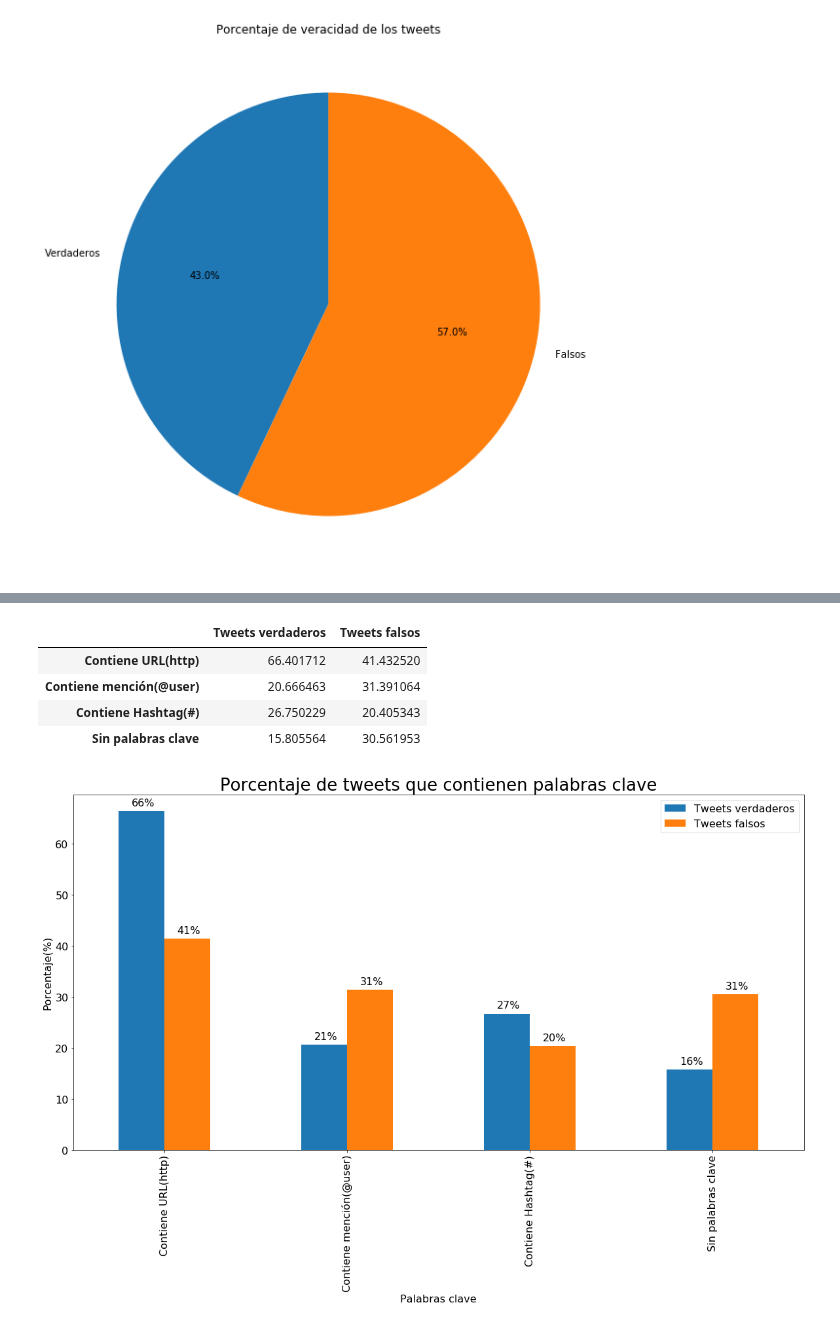
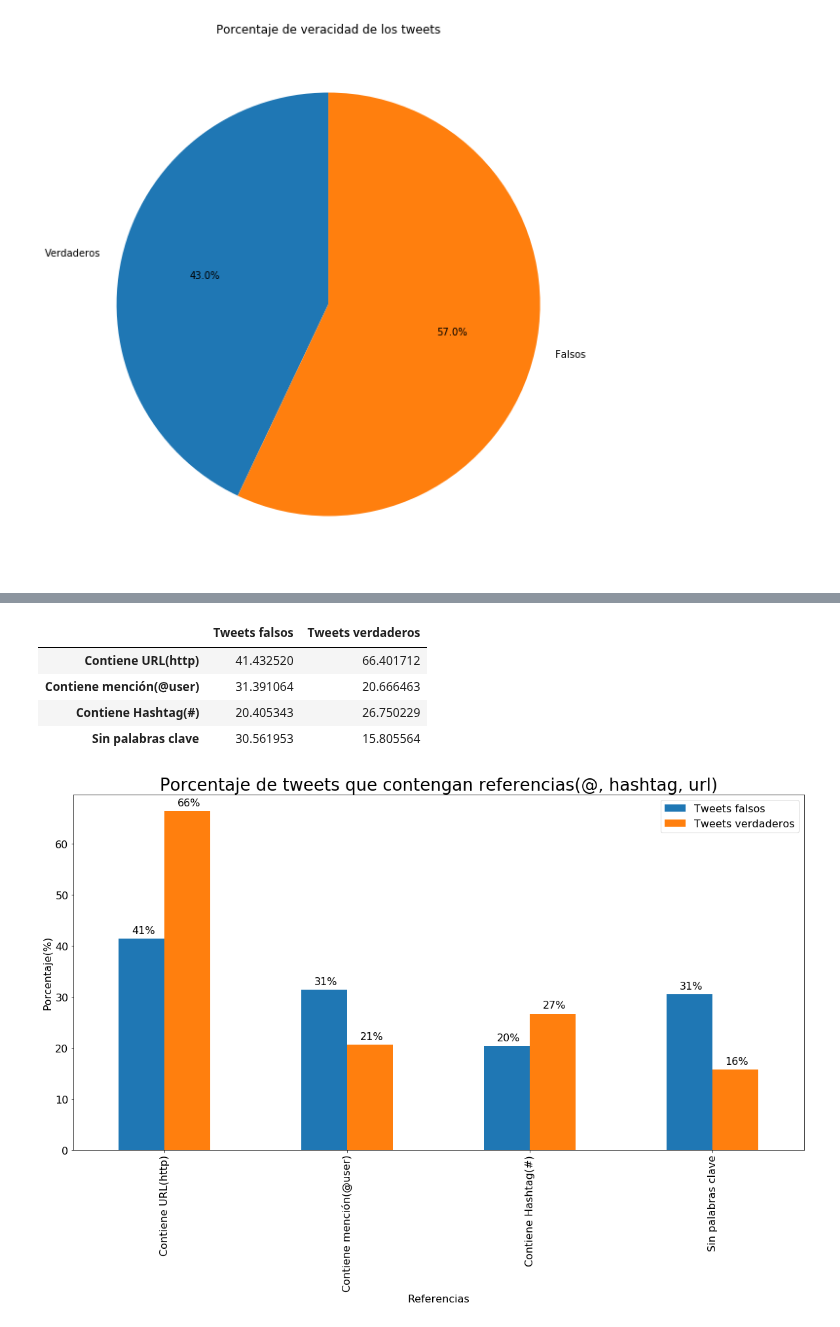
Before and after one commit to delpinor/datos7506, a Jupyter notebook: TP1 - Contenido de los Tweets.ipynb, the cells around one changed output, grey strips where cells are left out. Cells and saved outputs as stored; diff of their text form; code cells hidden in the pictures.

Commit message:
Tendencia de KEYWORD a ser Verdaderos/Falsos

```diff
--- a/TP1 - Contenido de los Tweets.ipynb
+++ b/TP1 - Contenido de los Tweets.ipynb
@@ -34,9 +34,9 @@ df['largo_del_texto'] = df['text'].apply(len)
 df['mencion'] = df['text'].str.contains('@').astype(int)
 df['hashtag'] = df['text'].str.contains('#').astype(int)
 df['url'] = df['text'].str.contains('http').astype(int)
-df['Sin palabra clave'] =  ((df['text'].str.contains('@') == False) & \
+df['Sin palabras clave'] =  ((df['text'].str.contains('@') == False) & \
 (df['text'].str.contains('#')  == False) & \
 (df['text'].str.contains('http') == False)).astype(int)
-df.tail(10)
+df.tail(100)
 # %% [output]
 |  | id | keyword | location | text | target | largo_del_texto | mencion | hashtag | url | ... |
@@ -53,30 +55,30 @@ df.tail(10)
 # %%
 cant_verdaderos = df[df['target'] == 1]['target'].count()
 cant_falsos = df[df['target'] == 0]['target'].count()
-tweets_red = df[['target', 'mencion', 'hashtag', 'url', 'Sin palabra clave']]
-plotdata = tweets_red.groupby('target').agg({'url': 'sum', 'mencion':  'sum', 'hashtag': 'sum', 'Sin palabra clave': 'sum'})
+tweets_red = df[['target', 'mencion', 'hashtag', 'url', 'Sin palabras clave']]
+plotdata = tweets_red.groupby('target').agg({'url': 'sum', 'mencion':  'sum', 'hashtag': 'sum', 'Sin palabras clave': 'sum'})
 plotdata.columns = ['Contiene URL(http)', 'Contiene mención(@user)', 'Contiene Hashtag(#)', 'Sin palabras clave']
 plotdata = plotdata.transpose()
 plotdata[0] = plotdata[0]*100/cant_falsos
 plotdata[1] = plotdata[1]*100/cant_verdaderos
 plotdata.columns = ['Tweets falsos', 'Tweets verdaderos']
-plotdata = plotdata[plotdata.columns[::-1]] #Cambio el orden de las columnas
+#plotdata = plotdata[plotdata.columns[::-1]] #Cambio el orden de las columnas
 plotdata
 # %% [output]
-|  | Tweets verdaderos | Tweets falsos |
-| Contiene URL(http) | 66.401712 | 41.432520 |
-| Contiene mención(@user) | 20.666463 | 31.391064 |
-| Contiene Hashtag(#) | 26.750229 | 20.405343 |
-| Sin palabras clave | 15.805564 | 30.561953 |
+|  | Tweets falsos | Tweets verdaderos |
+| Contiene URL(http) | 41.432520 | 66.401712 |
+| Contiene mención(@user) | 31.391064 | 20.666463 |
+| Contiene Hashtag(#) | 20.405343 | 26.750229 |
+| Sin palabras clave | 30.561953 | 15.805564 |
 # %%
 ax = plotdata.plot(kind="bar", stacked=False, fontsize= 16)
-plt.title("Porcentaje de tweets que contienen palabras clave", fontsize=26)
-plt.xlabel("Palabras clave", fontsize= 16)
+plt.title("Porcentaje de tweets que contengan referencias(@, hashtag, url)", fontsize=26)
+plt.xlabel("Referencias", fontsize= 16)
 plt.ylabel("Porcentaje(%)", fontsize= 16)
 plt.legend(fontsize=16)
 for p in ax.patches:
     width, height = p.get_width(), p.get_height()
     x, y = p.get_xy()
     ax.annotate("{:.0%}".format(height/100), xy=(x+0.07, y + height + 1), fontsize=16)
 # %% [output]
-[figure, old version]
+[figure, new version]
```
Also changed, not shown: parts of 8 cells of this notebook.
